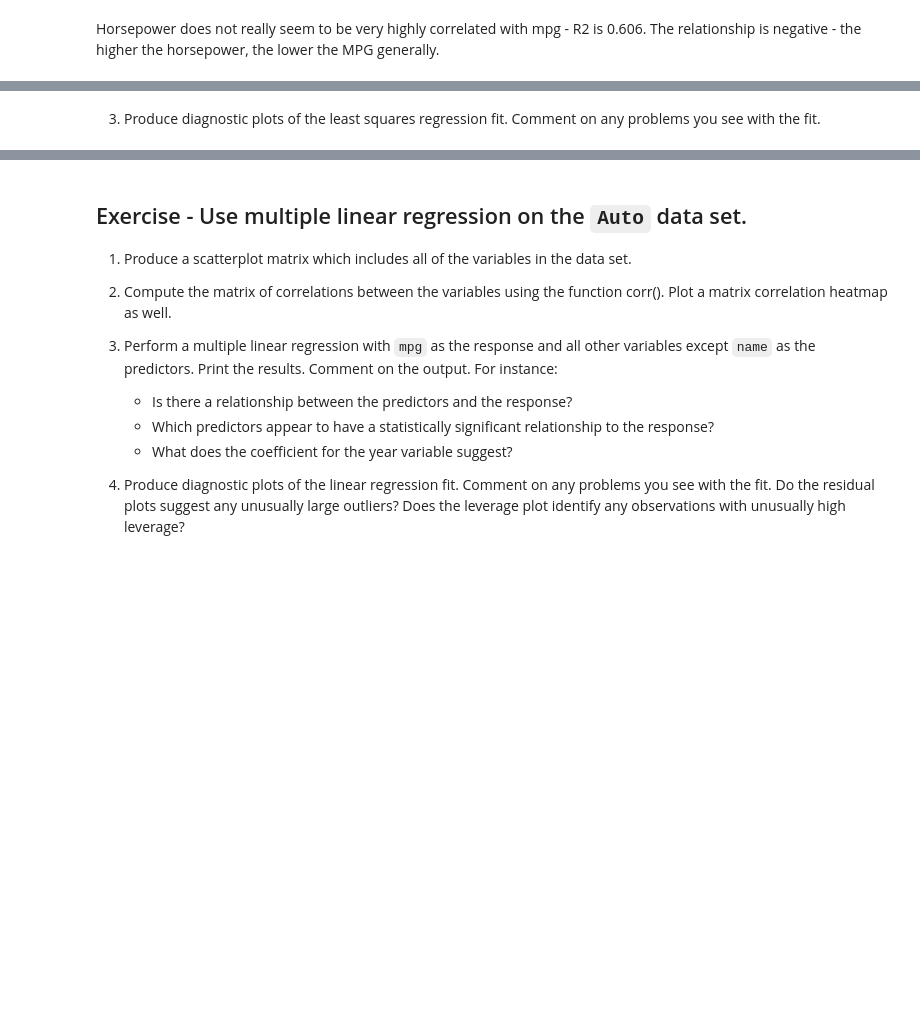
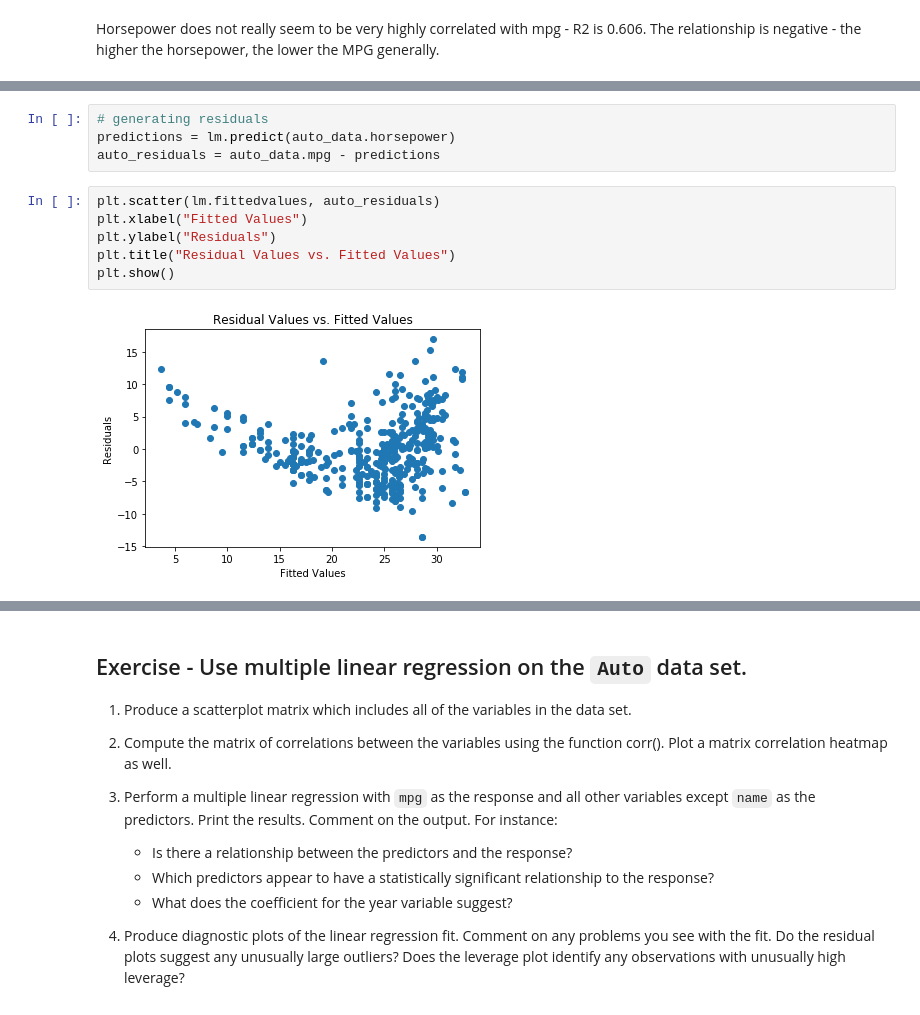
Before and after one commit to Rosswell/k2_datascience, a Jupyter notebook: Regression/Regression_Exercises.ipynb, the cells around one changed output, grey strips where cells are left out. Saved outputs shown, nothing was run; the diff lists cells and outputs as text; blank space fills up the shorter version.

```diff
--- a/Regression/Regression_Exercises.ipynb
+++ b/Regression/Regression_Exercises.ipynb
@@ -70,5 +68,15 @@ plt.title('Relationship between horsepower and MPG')
 plt.show()
 # %% [output]
 [figure]
-# %% [markdown]
-3) Produce diagnostic plots of the least squares regression fit. Comment on any problems you see with the fit.
+# %%
+# generating residuals
+predictions = lm.predict(auto_data.horsepower)
+auto_residuals = auto_data.mpg - predictions
+# %%
+plt.scatter(lm.fittedvalues, auto_residuals)
+plt.xlabel("Fitted Values")
+plt.ylabel("Residuals")
+plt.title("Residual Values vs. Fitted Values")
+plt.show()
+# %% [output]
+[figure, added]
```
Also changed, not shown: parts of 84 cells of this notebook, 1 other file.
